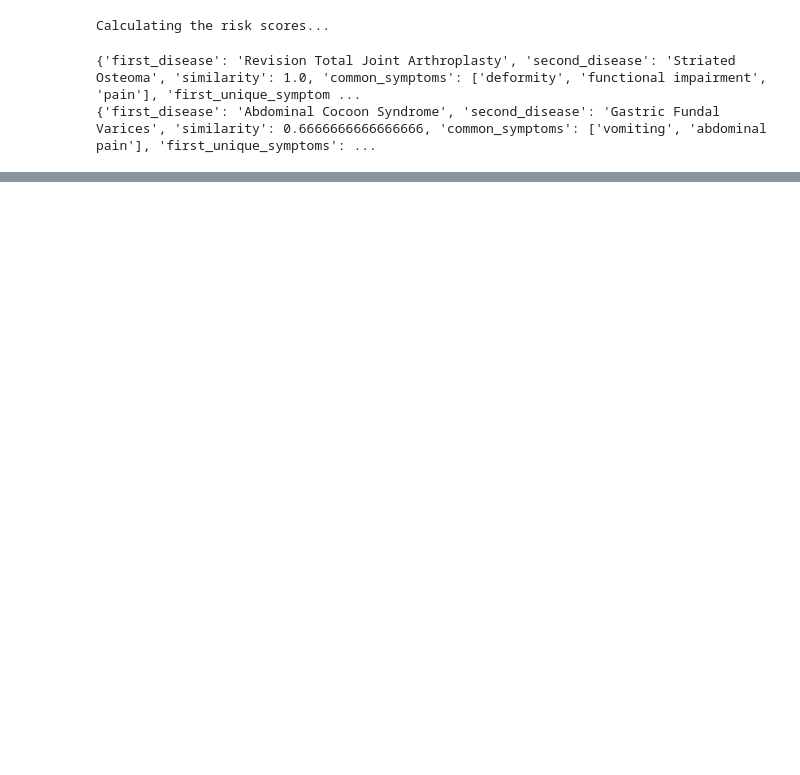
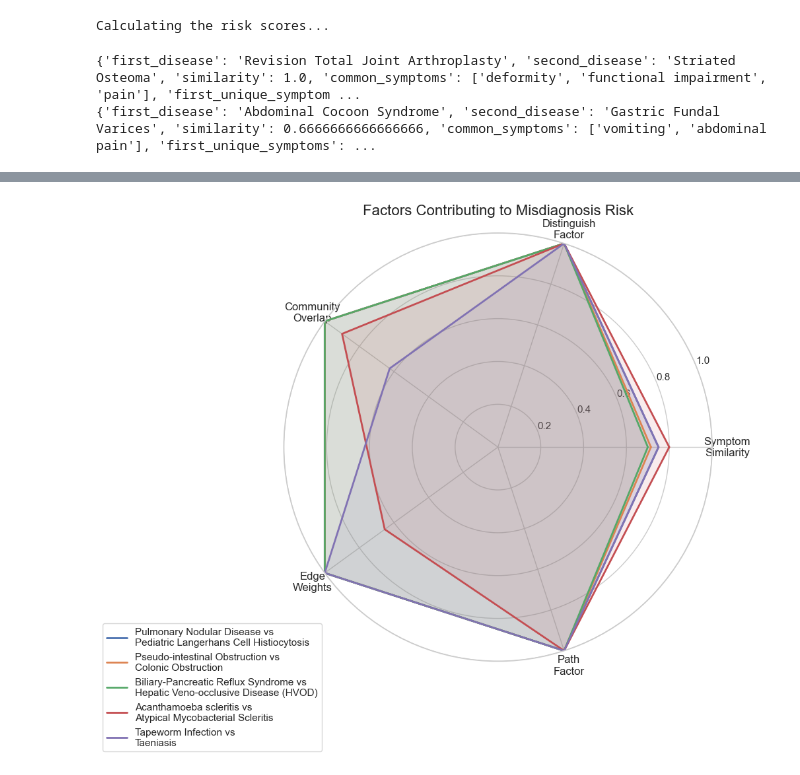
Before and after one commit to TheoYamit/CPSC572-Project, a Jupyter notebook: calculationResults.ipynb, the cells around one changed output, grey strips where cells are left out. Drawn from its saved outputs; the diff is of its cells as text; code cells hidden in the pictures; blank space fills up the shorter version.

```diff
--- a/calculationResults.ipynb
+++ b/calculationResults.ipynb
@@ -575,0 +759,55 @@ for pair in non_identical_pairs:
+# %%
+# Get top 5 disease pairs for radar chart
+top_5_pairs = sorted_misdiagnosis_pairs[:5]
+
+# Create data for radar chart
+factors = ['Symptom\nSimilarity', 'Distinguish\nFactor', 'Community\nOverlap',
+           'Edge\nWeights', 'Path\nFactor']
+categories = [f"{p['first_disease']} vs\n{p['second_disease']}" for p in top_5_pairs]
+
+# Calculate factor values for each pair
+data = []
+for pair in top_5_pairs:
+    similarity = pair["similarity"]
+    distinguish = pair.get("distinguish_factor", 0)
+
+    community_factor = calculate_community_factor(pair, node_communities)
+    edge_factor = min(1, pair["avg_common_weight"] / 10)
+
+    # Path factor calculation
+    if pair["avg_path_first_unique"] != float("inf") and pair["avg_path_second_unique"] != float("inf"):
+        avg_unique_path = (pair["avg_path_first_unique"] + pair["avg_path_second_unique"]) / 2
+        if avg_unique_path != 0:
+            path_factor = min(1, avg_path_network / (avg_unique_path))
+        else:
+            path_factor = 0
+    else:
+        path_factor = 0
+
+    data.append([similarity, distinguish, community_factor, edge_factor, path_factor])
+
+# Set plot parameters
+angles = np.linspace(0, 2*np.pi, len(factors), endpoint=False).tolist()
+angles += angles[:1]  # Close the loop
+
+fig, ax = plt.subplots(figsize=(10, 10), subplot_kw=dict(polar=True))
+
+# Plot each disease pair
+for i, d in enumerate(data):
+    d += d[:1]  # Close the loop
+    ax.plot(angles, d, linewidth=2, label=categories[i])
+    ax.fill(angles, d, alpha=0.1)
+
+# Set category labels
+ax.set_xticks(angles[:-1])
+ax.set_xticklabels(factors, fontsize=12)
+
+# Customize plot appearance
+ax.set_ylim(0, 1)
+plt.title('Factors Contributing to Misdiagnosis Risk', fontsize=16, pad=20)
+plt.legend(loc='upper right', bbox_to_anchor=(0.1, 0.1))
+
+plt.tight_layout()
+plt.savefig('misdiagnosis_factors_radar.png', dpi=300, bbox_inches='tight')
+# %% [output]
+[figure, added]
```
Also changed, not shown: parts of 7 cells of this notebook.
